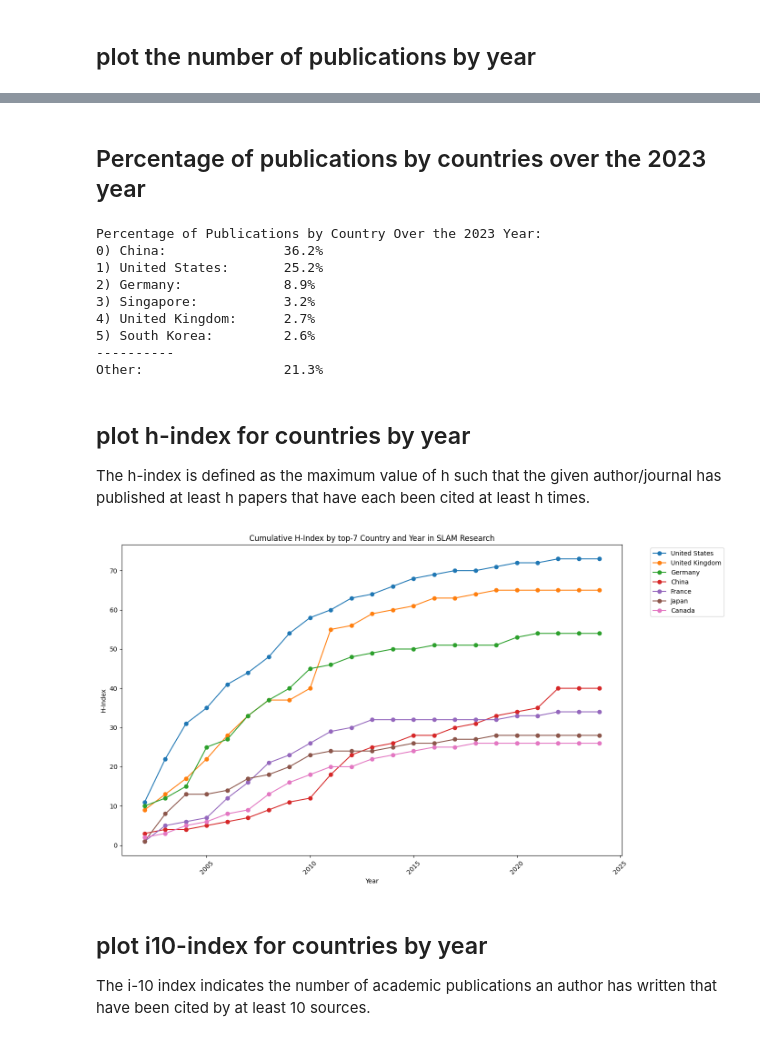
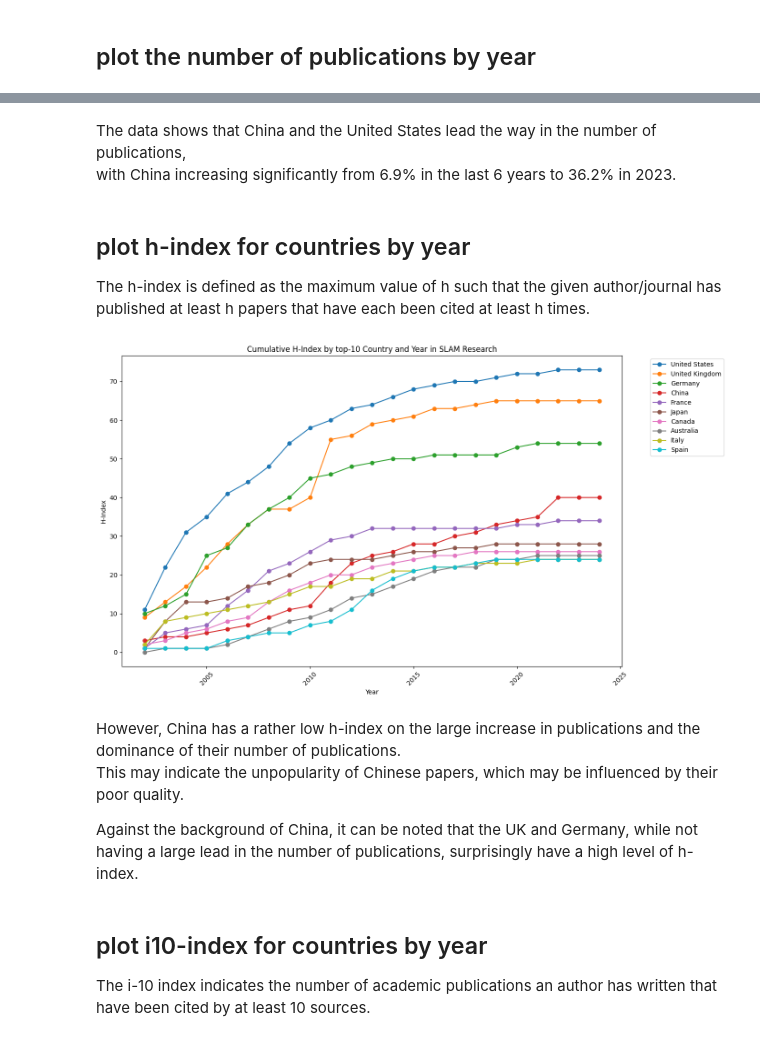
Before and after one commit to Vor-Art/SLAM_article_statistics, a Jupyter notebook: src/4 visualizing.ipynb, the cells around one changed output, grey strips where cells are left out. Cells and saved outputs as stored; diff of their text form; code cells hidden in the pictures.

```diff
--- a/src/4 visualizing.ipynb
+++ b/src/4 visualizing.ipynb
@@ -9,5 +11,6 @@ import seaborn as sns
 ### Read dataframe
 # %%
 df = pd.read_csv('slam_articles_with_country.csv')
+df = df.dropna(subset=['country'])
 # %% [markdown]
 ## plot the number of publications by year
@@ -92,30 +108,6 @@ Other:                  24.6%
-# %% [markdown]
-## Percentage of publications by countries over the 2023 year
-# %%
-year = 2023
-last_years_data = df[(df['year'] == year)]
-country_counts = last_years_data['country'].value_counts(normalize=True) * 100
-
-print(f"Percentage of Publications by Country Over the {year} Year:")
-sh =20
-sum = 0
-for i, (country, val) in enumerate(country_counts.items()):
-    sum += val
-    print(f"{i}) {country}:{" "*(sh -len(country))}{val:.1f}%")
-    if i == 5:
-        print('-'*(sh//2))
-        print("Other:"," "*(sh-2), f"{(100-sum):.1f}%", sep='')
-        break
-# %% [output]
-Percentage of Publications by Country Over the 2023 Year:
-0) China:               36.2%
-1) United States:       25.2%
-2) Germany:             8.9%
-3) Singapore:           3.2%
-4) United Kingdom:      2.7%
-5) South Korea:         2.6%
-----------
-Other:                  21.3%
+# %% [markdown]
+The data shows that China and the United States lead the way in the number of publications,
+with China increasing significantly from 6.9% in the last 6 years to 36.2% in 2023.
 # %% [markdown]
 ## plot h-index for countries by year
 The h-index is defined as the maximum value of h such that the given author/journal has published at least h papers that have each been cited at least h times.
@@ -123,43 +115,48 @@ The h-index is defined as the maximum value of h such that the given author/jour
 import pandas as pd
 import matplotlib.pyplot as plt
 
-top_N = 7
+top_N = 10
 
 def calculate_h_index(citations):
-    return sum(x >= i + 1 for i, x in enumerate(sorted(  list(citations), reverse=True)))
+    return sum(x >= i + 1 for i, x in enumerate(sorted(list(citations), reverse=True)))
 
 copy_df = df.dropna(subset=['country','is-referenced-by-count'])
 
 # Prepare the data: for each country, for each year, include all articles up to that year
 country_list = copy_df['country'].unique()
 year_list = sorted(copy_df['year'].unique())
 h_indices = {c:{} for c in country_list}
 
 for country in copy_df['country'].unique():
     country_data = copy_df[copy_df['country'] == country]
     for year in year_list:
         citations = country_data[country_data['year'] <= year]['is-referenced-by-count'].tolist()
         h_indices[country][year] = calculate_h_index(citations)
 
 latest_h_indices = {country: h_indices[country][year_list[-1]] for country in h_indices}
 top_N_countries = sorted(latest_h_indices, key=latest_h_indices.get, reverse=True)[:top_N]
 
 # Plotting
 plt.figure(figsize=(14, 8))
 
 for country in top_N_countries:
     idx = [h_indices[country][year] for year in year_list]
     plt.plot(year_list, idx, label=country, marker='o')
 
 plt.xlabel('Year')
 plt.ylabel('H-Index')
 plt.title(f'Cumulative H-Index by top-{top_N} Country and Year in SLAM Research')
 plt.legend(bbox_to_anchor=(1.05, 1), loc='upper left')
 plt.xticks(rotation=45)
 plt.tight_layout()
 plt.show()
 # %% [output]
-[figure, old version]
+[figure, new version]
+# %% [markdown]
+However, China has a rather low h-index on the large increase in publications and the dominance of their number of publications.
+This may indicate the unpopularity of Chinese papers, which may be influenced by their poor quality.
+
+Against the background of China, it can be noted that the UK and Germany, while not having a large lead in the number of publications, surprisingly have a high level of h-index.
 # %% [markdown]
 ## plot i10-index for countries by year
 The i-10 index indicates the number of academic publications an author has written that have been cited by at least 10 sources.
```
Also changed, not shown: parts of 11 cells of this notebook, 1 other file.
